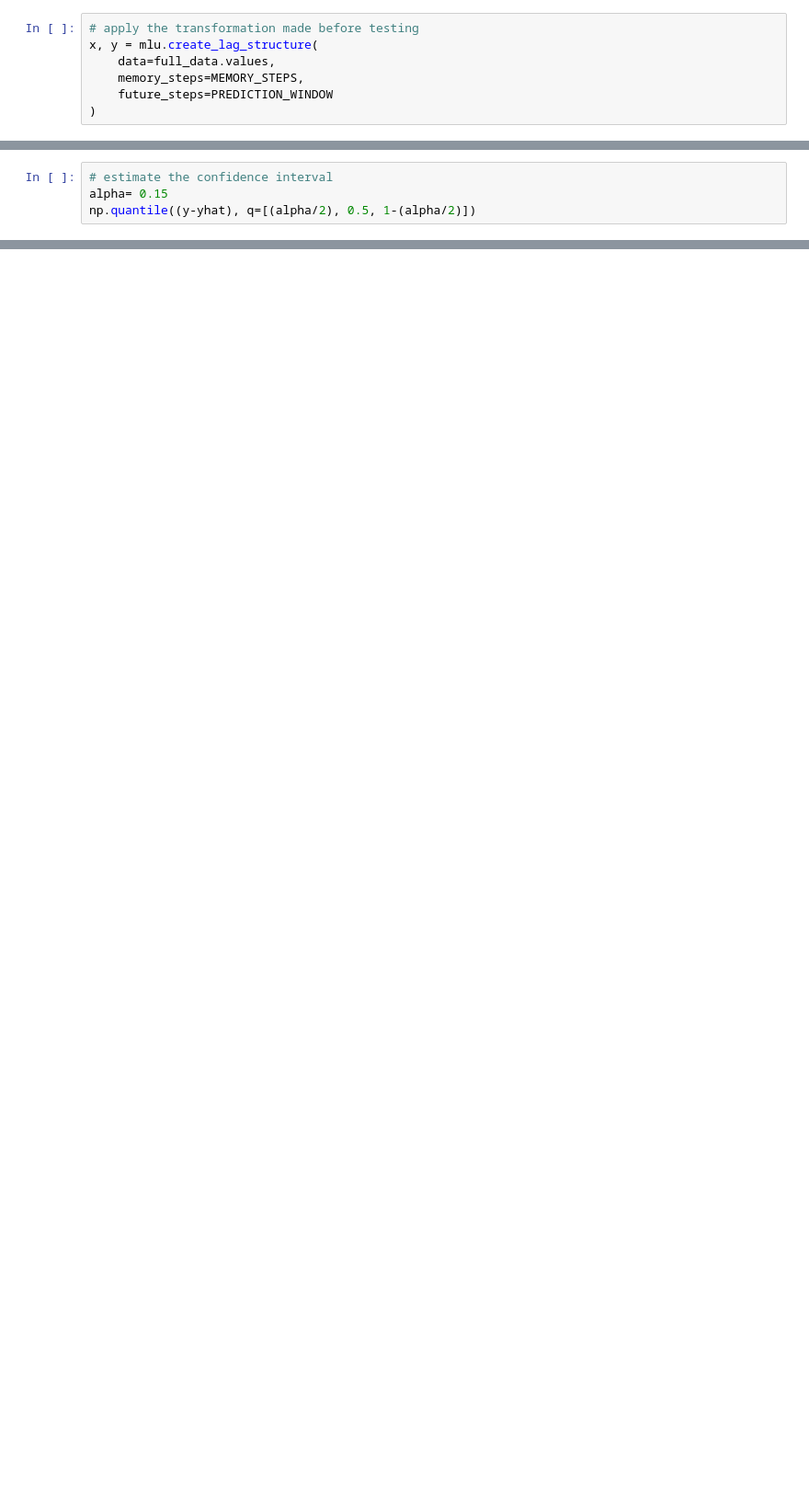
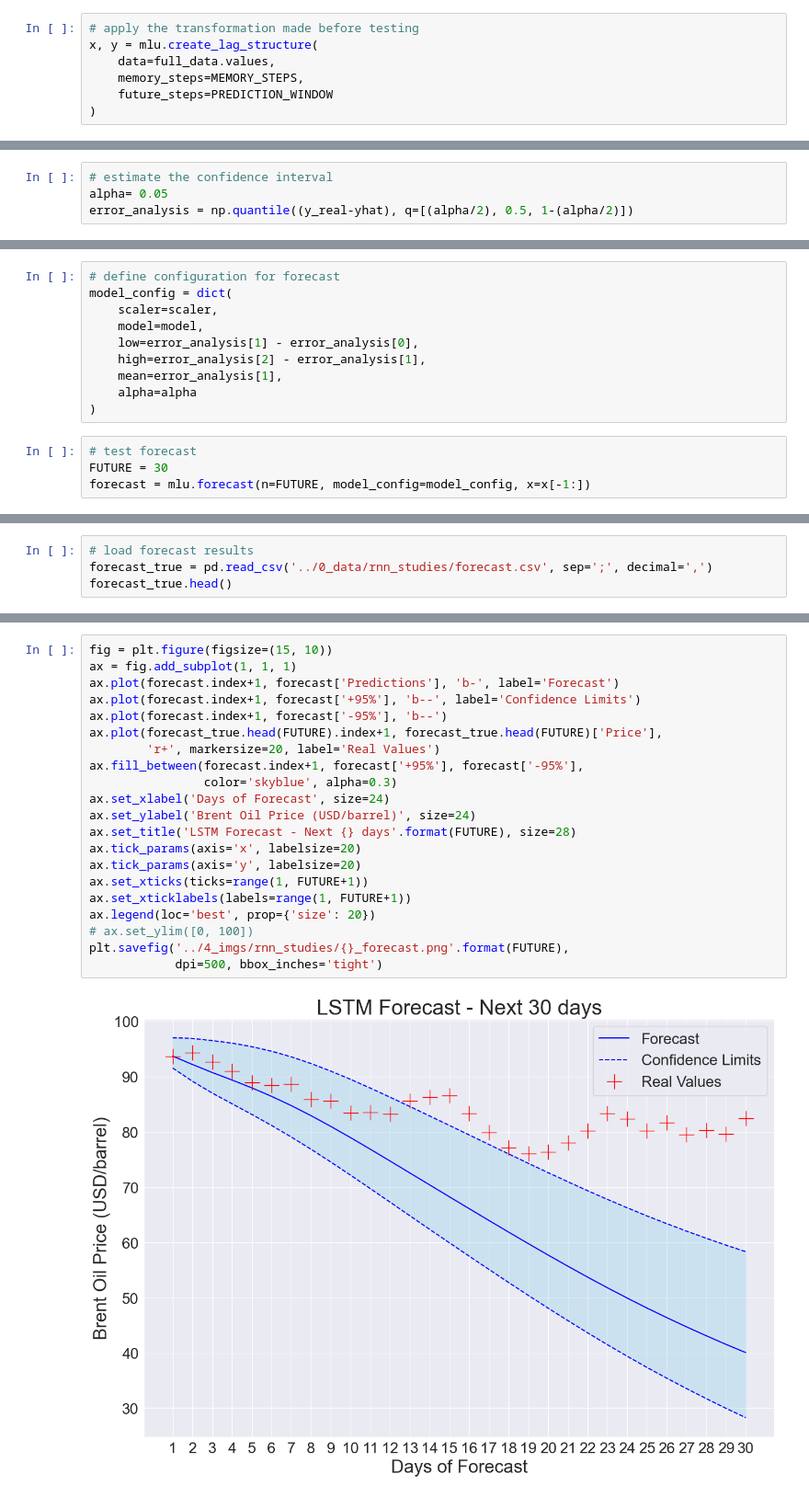
Before and after one commit to IAugustoMZ/deeplearning_chemicalengineering, a Jupyter notebook: 3_recurrentNeuralNetworks/2_visualizing_results.ipynb, the cells around one changed output, grey strips where cells are left out. Shown: that part at 92% size. Drawn from its saved outputs; the diff is of its cells as text; blank space fills up the shorter version.

Commit message:
📦build(main) Completes the results EDA

```diff
--- a/3_recurrentNeuralNetworks/2_visualizing_results.ipynb
+++ b/3_recurrentNeuralNetworks/2_visualizing_results.ipynb
@@ -115,4 +128,4 @@ plt.savefig('../4_imgs/rnn_studies/residual_histogram.png', dpi=500, bbox_inches
 # %%
 # estimate the confidence interval
-alpha= 0.15
-np.quantile((y-yhat), q=[(alpha/2), 0.5, 1-(alpha/2)])
+alpha= 0.05
+error_analysis = np.quantile((y_real-yhat), q=[(alpha/2), 0.5, 1-(alpha/2)])
@@ -120,0 +132,14 @@ array([-4.17039807, -0.04524689,  4.58681021])
+# %%
+# define configuration for forecast
+model_config = dict(
+    scaler=scaler,
+    model=model,
+    low=error_analysis[1] - error_analysis[0],
+    high=error_analysis[2] - error_analysis[1],
+    mean=error_analysis[1],
+    alpha=alpha
+)
+# %%
+# test forecast
+FUTURE = 30
+forecast = mlu.forecast(n=FUTURE, model_config=model_config, x=x[-1:])
@@ -120,0 +164,4 @@ array([-4.17039807, -0.04524689,  4.58681021])
+# %%
+# load forecast results
+forecast_true = pd.read_csv('../0_data/rnn_studies/forecast.csv', sep=';', decimal=',')
+forecast_true.head()
@@ -120,0 +175,23 @@ array([-4.17039807, -0.04524689,  4.58681021])
+# %%
+fig = plt.figure(figsize=(15, 10))
+ax = fig.add_subplot(1, 1, 1)
+ax.plot(forecast.index+1, forecast['Predictions'], 'b-', label='Forecast')
+ax.plot(forecast.index+1, forecast['+95%'], 'b--', label='Confidence Limits')
+ax.plot(forecast.index+1, forecast['-95%'], 'b--')
+ax.plot(forecast_true.head(FUTURE).index+1, forecast_true.head(FUTURE)['Price'],
+        'r+', markersize=20, label='Real Values')
+ax.fill_between(forecast.index+1, forecast['+95%'], forecast['-95%'],
+                color='skyblue', alpha=0.3)
+ax.set_xlabel('Days of Forecast', size=24)
+ax.set_ylabel('Brent Oil Price (USD/barrel)', size=24)
+ax.set_title('LSTM Forecast - Next {} days'.format(FUTURE), size=28)
+ax.tick_params(axis='x', labelsize=20)
+ax.tick_params(axis='y', labelsize=20)
+ax.set_xticks(ticks=range(1, FUTURE+1))
+ax.set_xticklabels(labels=range(1, FUTURE+1))
+ax.legend(loc='best', prop={'size': 20})
+# ax.set_ylim([0, 100])
+plt.savefig('../4_imgs/rnn_studies/{}_forecast.png'.format(FUTURE),
+            dpi=500, bbox_inches='tight')
+# %% [output]
+[figure, added]
```
Also changed, not shown: parts of 12 cells of this notebook, 26 other files.
